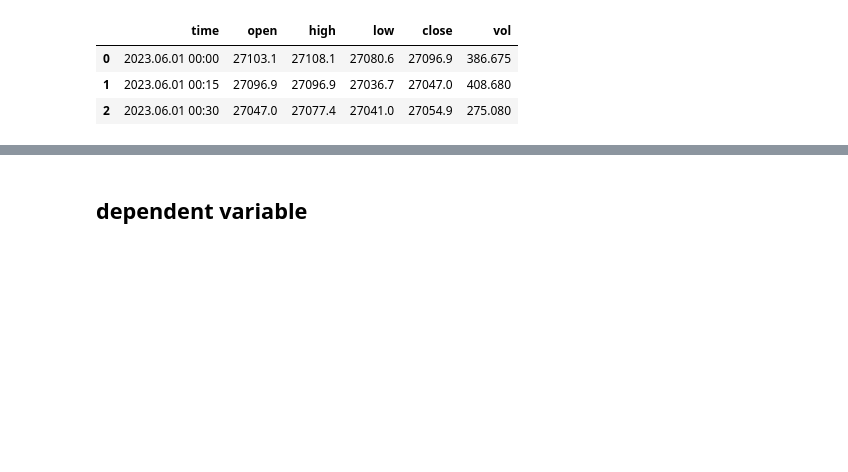
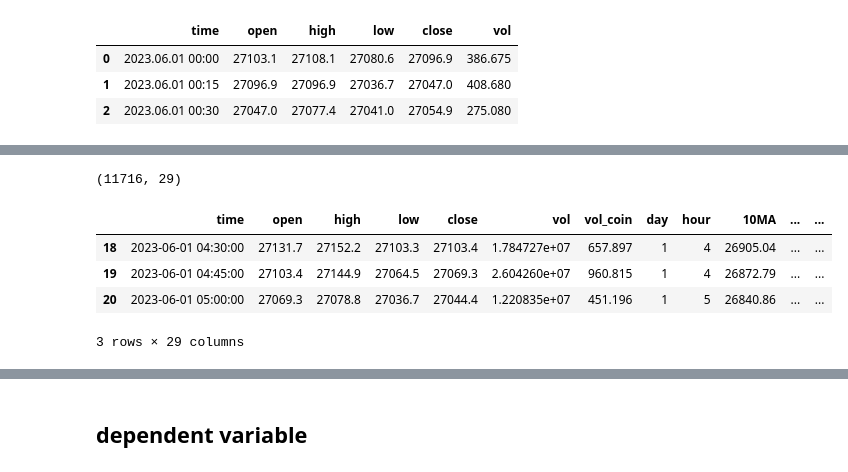
Before and after one commit to georghoeller/fastbook, a Jupyter notebook: my-stuff/lesson5-random-forests/ch9-tabular-xgboost.ipynb, the cells around one changed output, grey strips where cells are left out. Drawn from its saved outputs; the diff is of its cells as text; code cells hidden in the pictures; blank space fills up the shorter version.

Commit message:
add data mapping

```diff
--- a/my-stuff/lesson5-random-forests/ch9-tabular-xgboost.ipynb
+++ b/my-stuff/lesson5-random-forests/ch9-tabular-xgboost.ipynb
@@ -97,0 +53,16 @@ df[18:].head(3) # data set starts with the 20th observation since the first 20 r
+# %%
+# clear column names of whitespaces etc. for renaming purposes
+df.columns = df.columns.str.strip()
+
+# rename vol to vol_coin bc of API call consistency data mapping
+df.rename(columns={"vol": "vol_coin"},inplace=True)
+
+
+# idx = 0
+# new_col = [7, 8, 9]  # can be a list, a Series, an array or a scalar
+# df.insert(loc=idx, column='A', value=new_col)
+
+# add vol of coin in dollar currency
+vol = df.vol_coin * ((df.high+df.low)/2)
+
+df.insert(loc = 5, column = "vol",  value=vol)
@@ -98,3 +74,64 @@ df[18:].head(3) # data set starts with the 20th observation since the first 20 r
+# %%
+# transform to date_time
+df["time"] = pd.to_datetime(df["time"])
+
+# Extracting day and hour
+df["day"] = df["time"].dt.day
+df["hour"] = df["time"].dt.hour
+
+# the 10-day moving average
+df["10MA"] = df["close"].rolling(window=10).mean().shift(-9)
+
+# Calculate the standard deviation of the closing prices over the same 20-day period
+df["10STD"] = df["close"].rolling(window=10).std().shift(-9)
+
+# volume weighted close price
+df["vwap"] = df.close/df.vol
+
+# Bollinger Band:
+# simple_moving_average(20) + std x 2 | sma - std x 2
+df["bb_upper_band"] = df["10MA"] + 2 * df["10STD"]
+df["bb_lower_band"] = df["10MA"] - 2 * df["10STD"]
+
+# daily_open
+# df["daily_open"] = df.groupby(df["day"])["open"].transform("first")
+
+# daily_close
+# df["daily_close"] = df.groupby(df["day"])["close"].transform("first")
+
+
+# Calculate On-Balance Volume (OBV)
+df["change"] = df["close"].diff()
+df["direction"] = df["change"].apply(lambda x: 1 if x > 0 else (-1 if x < 0 else 0))
+df["obv"] = df["vol"] * df["direction"]
+df["obv"] = df["obv"].cumsum()
+
+# define variables that look 1 to three periods into the future
+df["open_p1"] = df["open"].shift(1)
+df["high_p1"] = df["high"].shift(1)
+df["low_p1"] = df["low"].shift(1)
+df["close_p1"] = df["close"].shift(1)
+
+df["open_p2"] = df["open"].shift(2)
+df["high_p2"] = df["high"].shift(2)
+df["low_p2"] = df["low"].shift(2)
+df["close_p2"] = df["close"].shift(2)
+
+df["open_p3"] = df["open"].shift(3)
+df["high_p3"] = df["high"].shift(3)
+df["low_p3"] = df["low"].shift(3)
+df["close_p3"] = df["close"].shift(3)
+
+
+print(df.shape)
+df[18:].head(3) # data set starts with the 20th observation since the first 20 rows had to be used for the moving average
+# %% [output]
+(11716, 29)
+|  | time | open | high | low | close | vol | vol_coin | day | hour | 10MA | ... | ... |
+| 18 | 2023-06-01 04:30:00 | 27131.7 | 27152.2 | 27103.3 | 27103.4 | 1.784727e+07 | 657.897 | 1 | 4 | 26905.04 | ... | ... |
+| 19 | 2023-06-01 04:45:00 | 27103.4 | 27144.9 | 27064.5 | 27069.3 | 2.604260e+07 | 960.815 | 1 | 4 | 26872.79 | ... | ... |
+| 20 | 2023-06-01 05:00:00 | 27069.3 | 27078.8 | 27036.7 | 27044.4 | 1.220835e+07 | 451.196 | 1 | 5 | 26840.86 | ... | ... |
+3 rows × 29 columns
 # %%
 df.tail(10)
 # %% [output]
```
Also changed, not shown: parts of 22 cells of this notebook, 2 other files.
